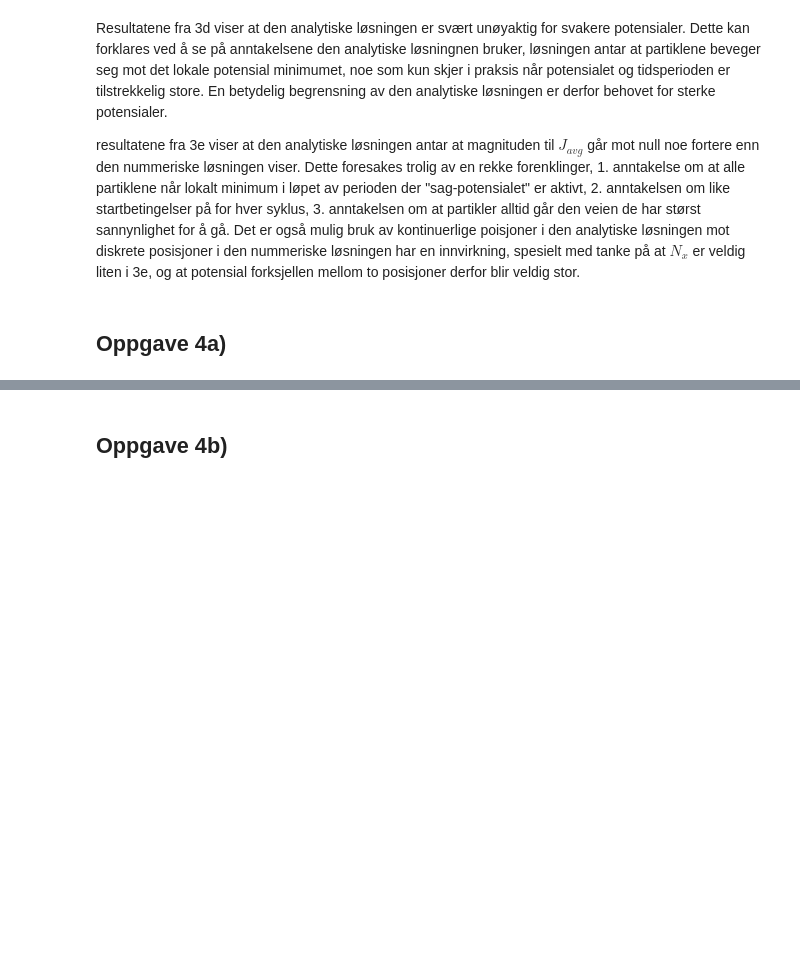
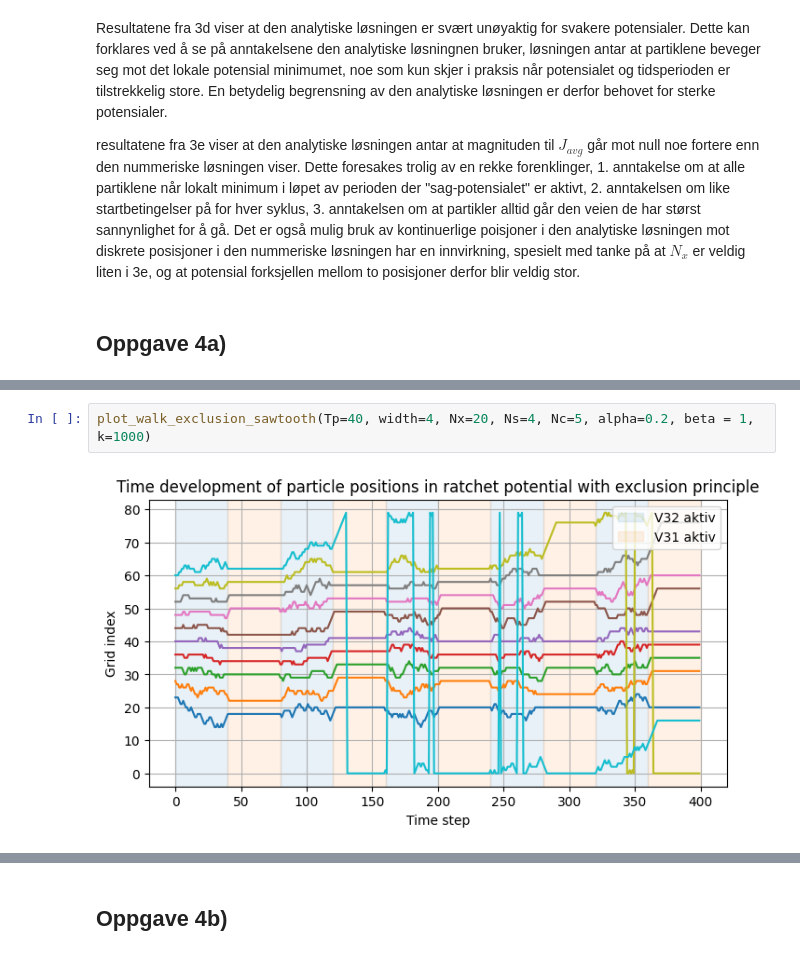
Before and after one commit to KristofferEide06/TMA4320_Project2, a Jupyter notebook: project2.ipynb, the cells around one changed output, grey strips where cells are left out. Saved outputs shown, nothing was run; the diff lists cells and outputs as text; blank space fills up the shorter version.

```diff
--- a/project2.ipynb
+++ b/project2.ipynb
@@ -1032,0 +1124,4 @@ plot_walk_exclusion_sawtooth(Tp=40, width=4, Nx=20, Ns=4, Nc=5, alpha=0.2, beta
+# %%
+plot_walk_exclusion_sawtooth(Tp=40, width=4, Nx=20, Ns=4, Nc=5, alpha=0.2, beta = 1, k=1000)
+# %% [output]
+[figure, added]
```
Also changed, not shown: parts of 22 cells of this notebook.
